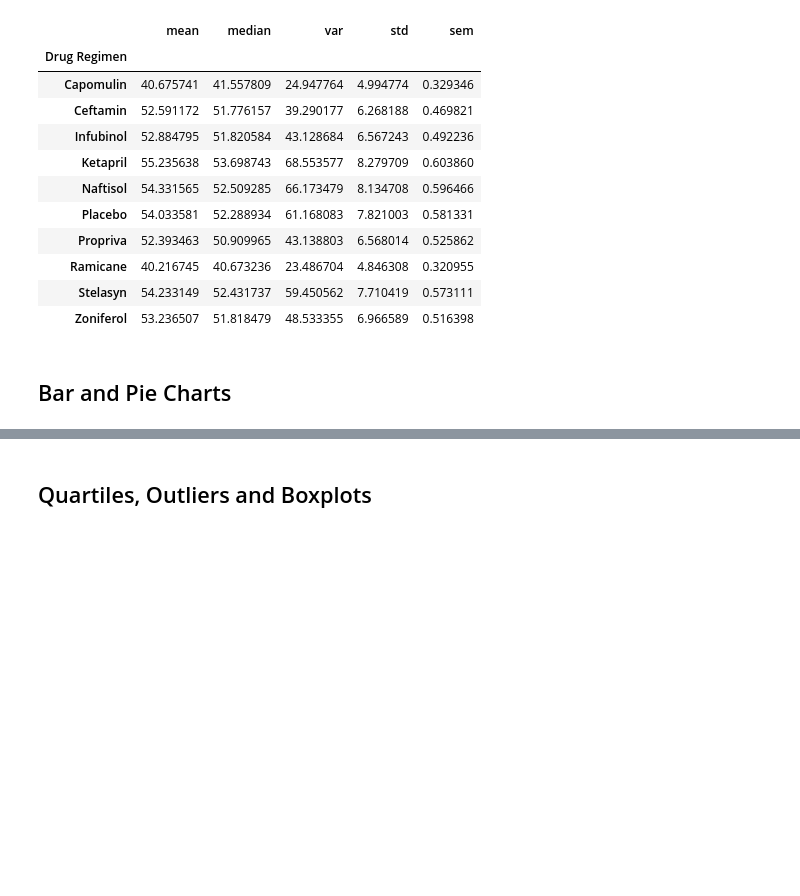
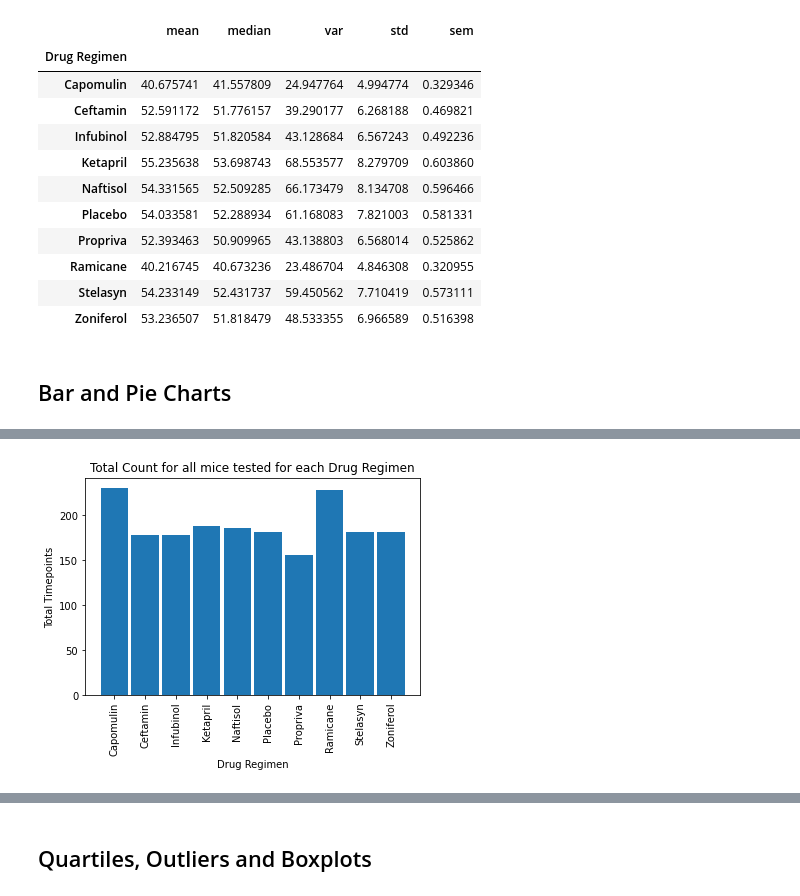
Before and after one commit to aarvinrathod/matplotlib-challenge, a Jupyter notebook: Pymaceuticals/pymaceuticals_starter.ipynb, the cells around one changed output, grey strips where cells are left out. Cells and saved outputs as stored; diff of their text form; code cells hidden in the pictures; blank space fills up the shorter version.

```diff
--- a/Pymaceuticals/pymaceuticals_starter.ipynb
+++ b/Pymaceuticals/pymaceuticals_starter.ipynb
@@ -136,4 +143,17 @@ group_df['Tumor Volume (mm3)'].agg(['mean','median','var','std','sem'])
 # %%
 # Generate a bar plot showing the total number of timepoints for all mice tested for each drug regimen using pyplot.
+barplot_df = pd.DataFrame(barplot)
+barplot_df = barplot_df.reset_index()
+x_axis = barplot_df['Drug Regimen'].to_list()
+y_axis = barplot_df['Timepoint'].to_list()
+
+plt.bar(x_axis,y_axis, width=0.9)
+plt.xlabel('Drug Regimen')
+plt.ylabel('Total Timepoints')
+plt.title("Total Count for all mice tested for each Drug Regimen")
+plt.xticks(rotation='vertical')
+plt.show()
+# %% [output]
+[figure, added]
 # %%
 # Generate a pie plot showing the distribution of female versus male mice using Pandas
```
Also changed, not shown: parts of 4 cells of this notebook.
